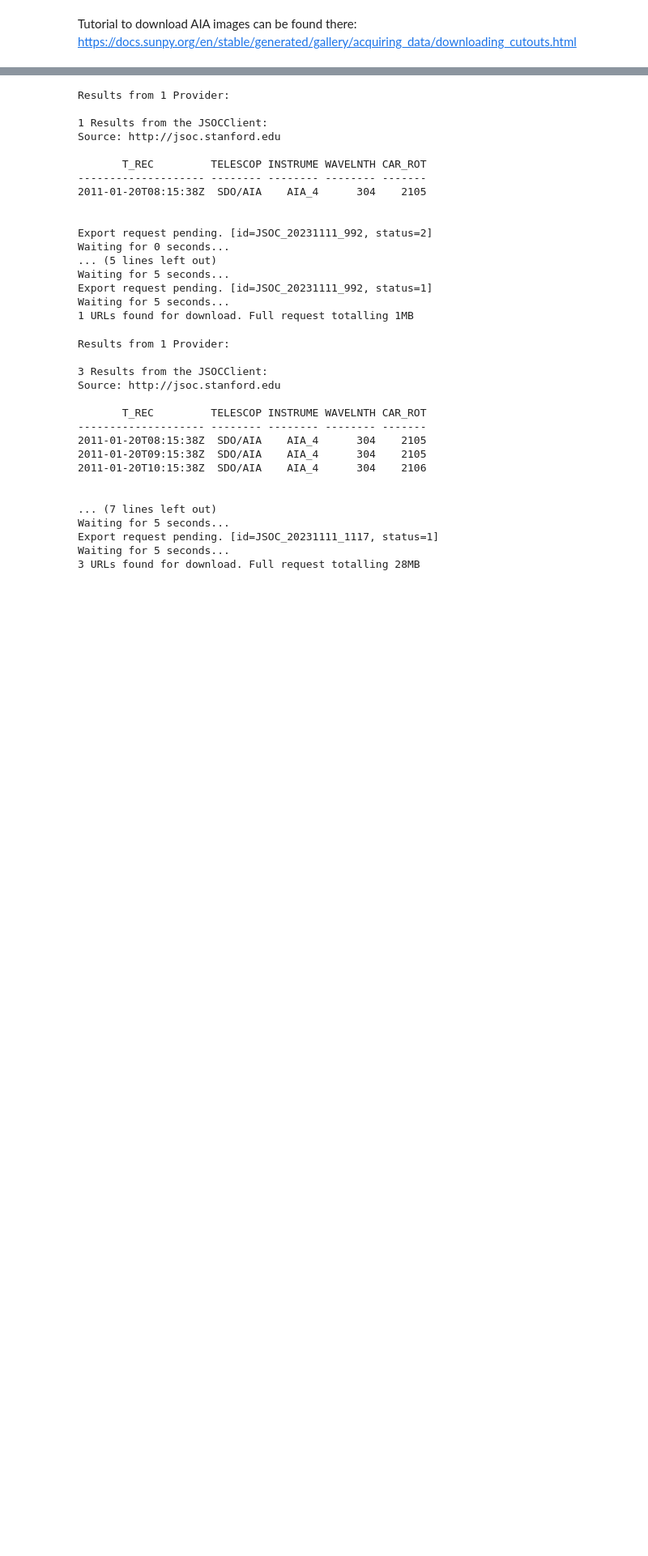
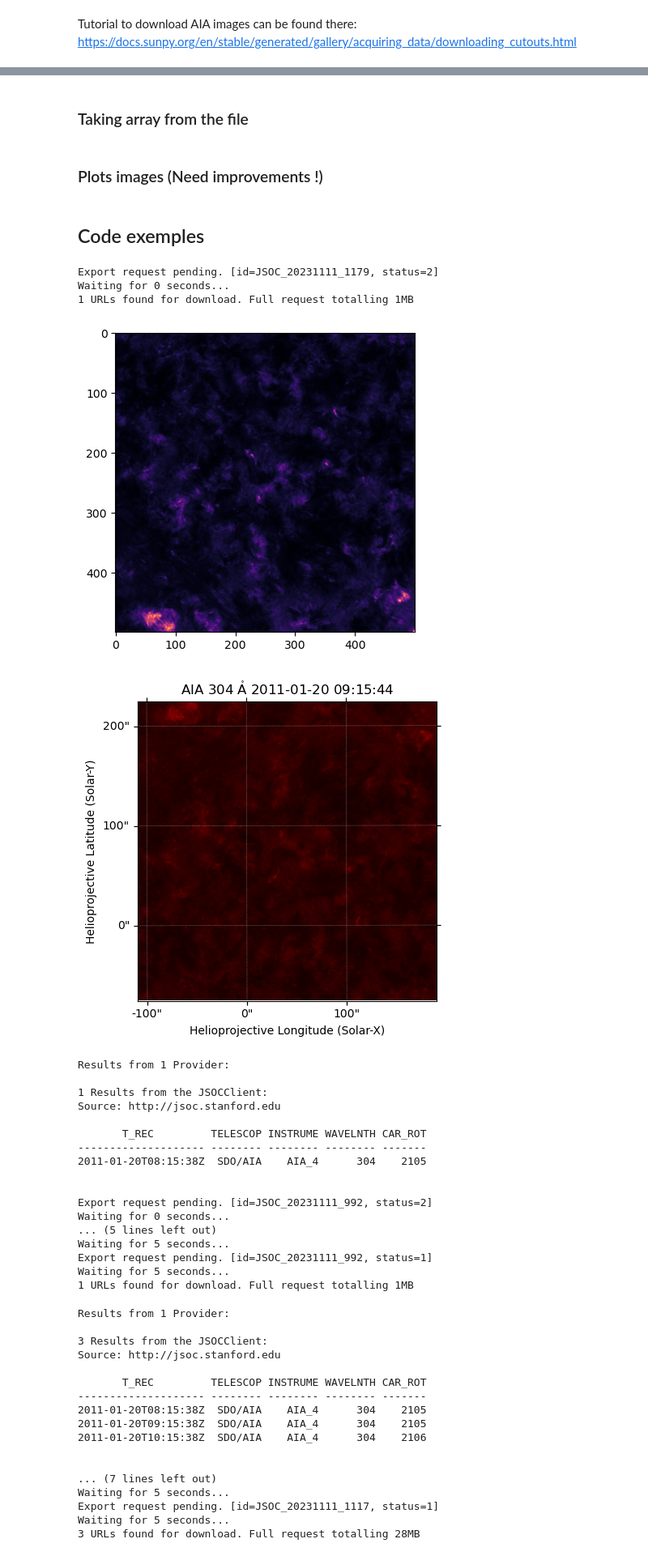
Before and after one commit to CS-433/ml-project-2-jac, a Jupyter notebook: AIA_requests.ipynb, the cells around one changed output, grey strips where cells are left out. Shown at 81% size. Saved outputs shown, nothing was run; the diff lists cells and outputs as text; code cells hidden in the pictures; blank space fills up the shorter version.

Commit message:
doing usefull functions

```diff
--- a/AIA_requests.ipynb
+++ b/AIA_requests.ipynb
@@ -18,0 +26,7 @@ Tutorial to download AIA images can be found there: https://docs.sunpy.org/en/st
+# %%
+def load_data():
+    data=pd.read_csv("./data/Jet_clusters_3.0_2.0_paperID.csv", sep=",")
+    data.columns=data.columns.str.strip()
+    data=data.drop(columns="velocity")
+
+    return data
@@ -19,3 +68,13 @@ Tutorial to download AIA images can be found there: https://docs.sunpy.org/en/st
+# %% [markdown]
+### Taking array from the file
+# %%
+def array_file(file): #for the moment only designed for one file
+    with fits.open(file[0]) as f:
+        array=f[1].data
+        image_array=np.array(array)
+    return image_array
+# %% [markdown]
+### Plots images (Need improvements !)
 # %%
 def plot(files):
     sequence = sunpy.map.Map(files, sequence=True)
@@ -23,6 +82,22 @@ def plot(files):
     fig = plt.figure()
     ax = fig.add_subplot(projection=sequence.maps[0])
     ani = sequence.plot(axes=ax, norm=ImageNormalize(vmin=0, vmax=5e3, stretch=SqrtStretch()))
+# %% [markdown]
+## Code exemples
+# %%
+#Exemple with functions
+data=load_data()
+file=get_image(data[data.index==0])
+image_array=array_file(file)
+
+plt.imshow(image_array, cmap="magma")  #just to show the image (need improvements)
+plot(file)#plot directly the file
+# %% [output]
+Export request pending. [id=JSOC_20231111_1179, status=2]
+Waiting for 0 seconds...
+1 URLs found for download. Full request totalling 1MB
+[figure, added]
+[figure, added]
 # %%
 """
 date: 2011-01-20T09:15:44.000000
```
Also changed, not shown: parts of 5 cells of this notebook, 1 other file.
